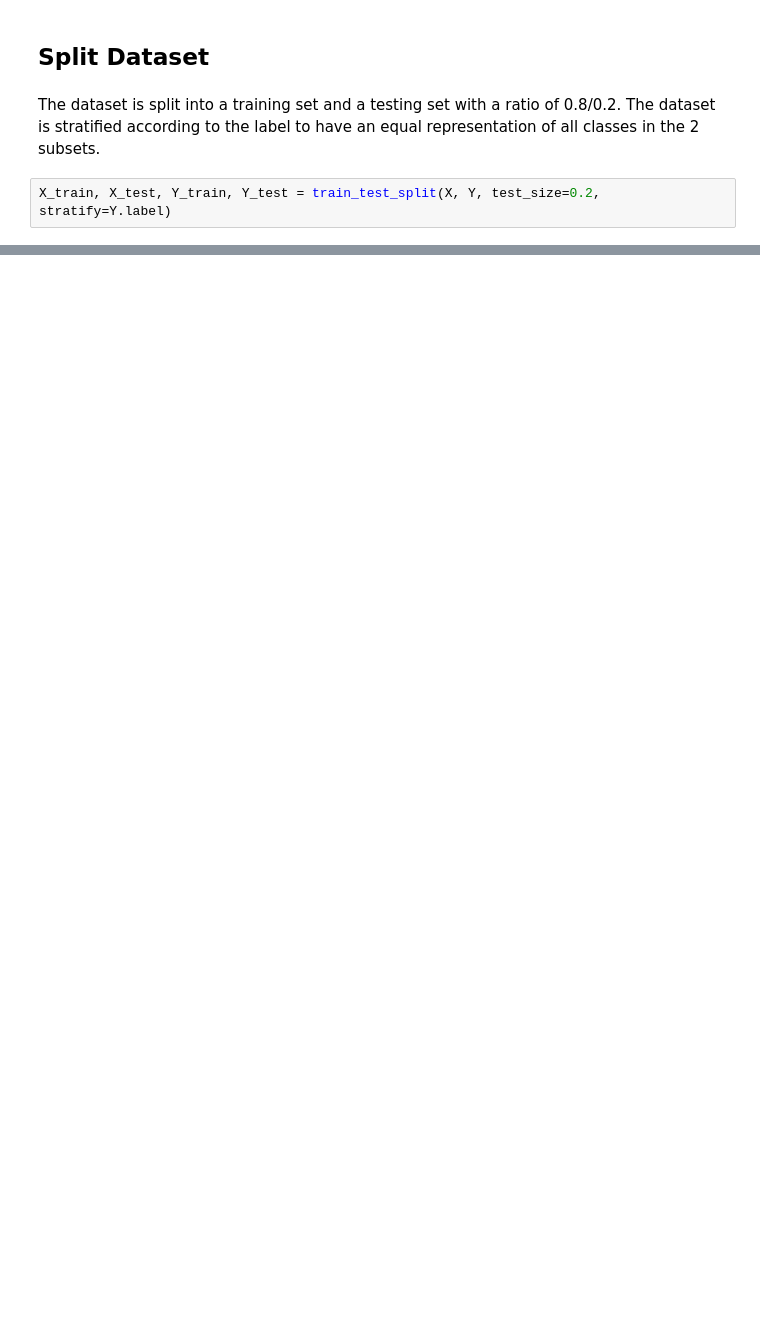
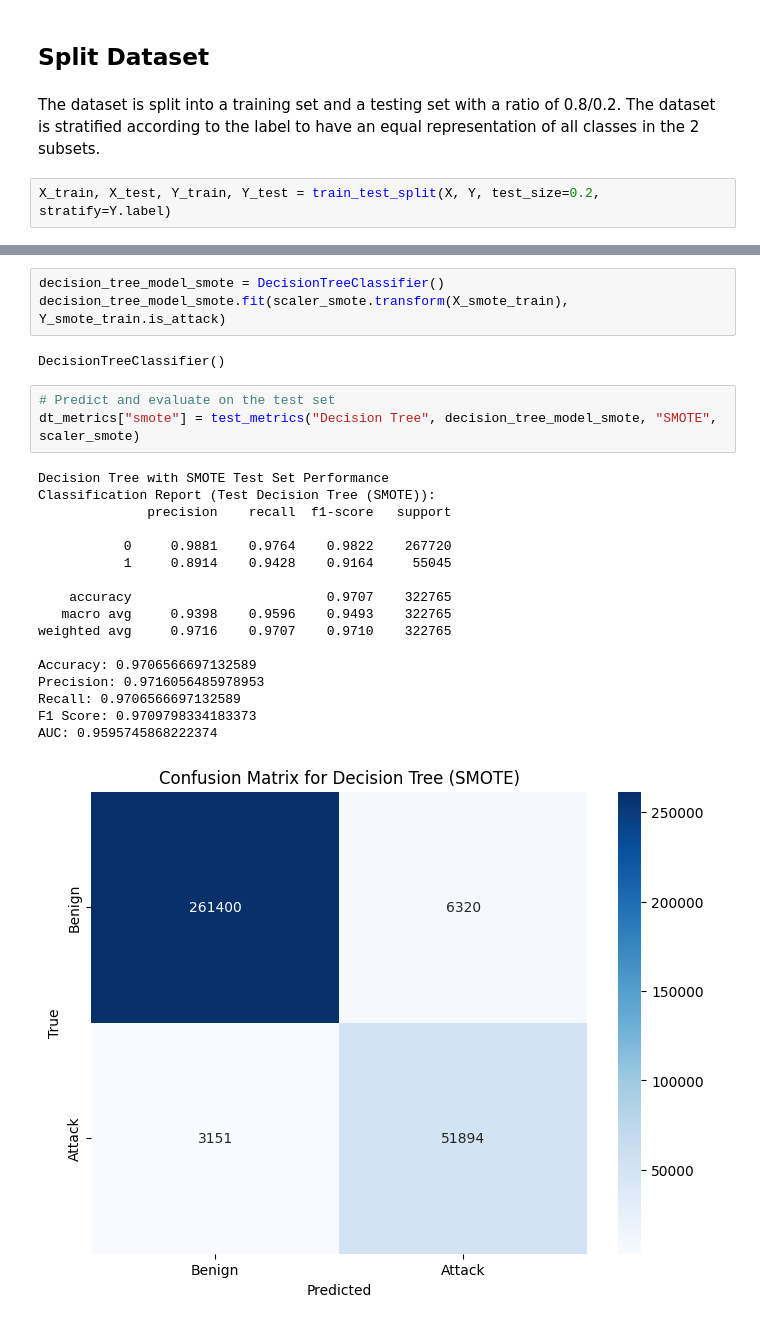
Before and after one commit to Joe-0120/ML-IDS, a Jupyter notebook: 2_ML_DL/5_ML_Default_2018.ipynb, the cells around one changed output, grey strips where cells are left out. Drawn from its saved outputs; the diff is of its cells as text; blank space fills up the shorter version.

```diff
--- a/2_ML_DL/5_ML_Default_2018.ipynb
+++ b/2_ML_DL/5_ML_Default_2018.ipynb
@@ -270,0 +642,26 @@ print(Y_train.is_attack.value_counts())
+# %%
+decision_tree_model_smote = DecisionTreeClassifier()
+decision_tree_model_smote.fit(scaler_smote.transform(X_smote_train), Y_smote_train.is_attack)
+# %% [output]
+DecisionTreeClassifier()
+# %%
+# Predict and evaluate on the test set
+dt_metrics["smote"] = test_metrics("Decision Tree", decision_tree_model_smote, "SMOTE", scaler_smote)
+# %% [output]
+Decision Tree with SMOTE Test Set Performance
+Classification Report (Test Decision Tree (SMOTE)):
+              precision    recall  f1-score   support
+
+           0     0.9881    0.9764    0.9822    267720
+           1     0.8914    0.9428    0.9164     55045
+
+    accuracy                         0.9707    322765
+   macro avg     0.9398    0.9596    0.9493    322765
+weighted avg     0.9716    0.9707    0.9710    322765
+
+Accuracy: 0.9706566697132589
+Precision: 0.9716056485978953
+Recall: 0.9706566697132589
+F1 Score: 0.9709798334183373
+AUC: 0.9595745868222374
+[figure, added]
```
Also changed, not shown: parts of 72 cells of this notebook, 2 other files.
